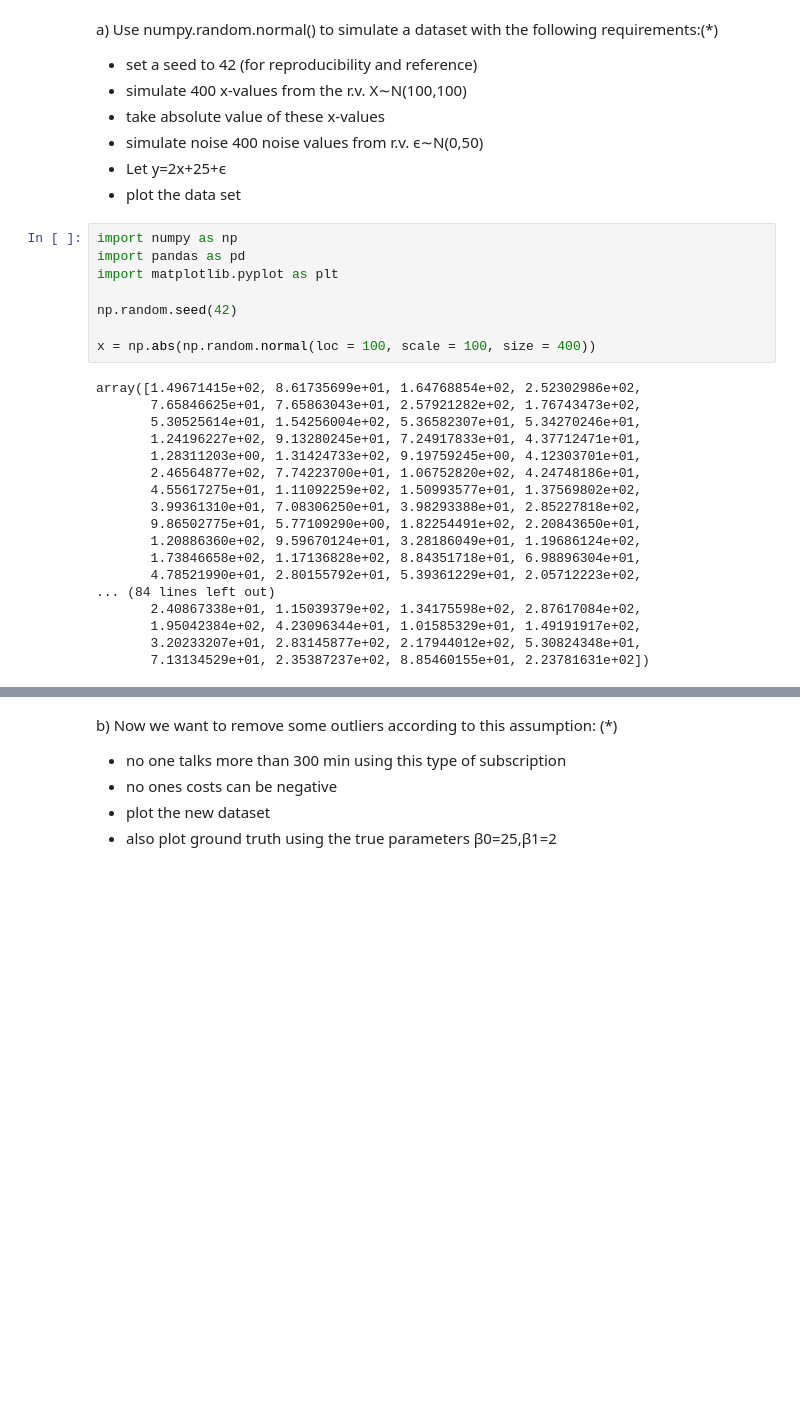
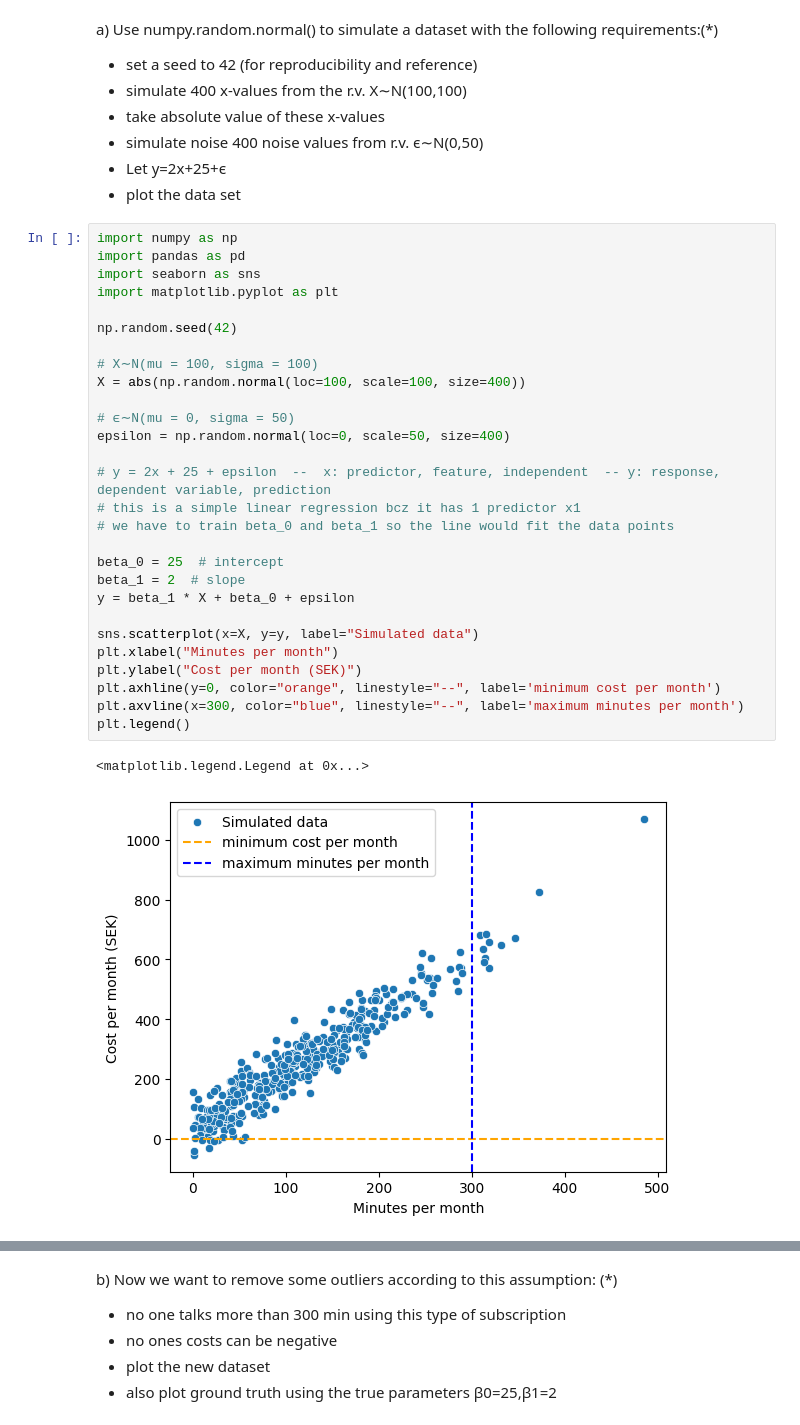
Before and after one commit to eliaselhaddad/Machine-learning-Elias-El-Haddad, a Jupyter notebook: Exercises/01-Simulate-phone-dataset.ipynb, the cells around one changed output, grey strips where cells are left out. Drawn from its saved outputs; the diff is of its cells as text; blank space fills up the shorter version.

Commit message:
simulate-phone-dataset-done

```diff
--- a/Exercises/01-Simulate-phone-dataset.ipynb
+++ b/Exercises/01-Simulate-phone-dataset.ipynb
@@ -13,29 +13,34 @@ We want to simulate data  (x,y)  to represent cost for phone subscriptions, with
 - simulate noise 400 noise values from r.v.  ϵ∼N(0,50)
 - Let  y=2x+25+ϵ
 - plot the data set
-# %%
-import numpy as np
-import pandas as pd
-import matplotlib.pyplot as plt
-
-np.random.seed(42)
-
-x = np.abs(np.random.normal(loc = 100, scale = 100, size = 400))
-# %% [output]
-array([1.49671415e+02, 8.61735699e+01, 1.64768854e+02, 2.52302986e+02,
-       7.65846625e+01, 7.65863043e+01, 2.57921282e+02, 1.76743473e+02,
-       5.30525614e+01, 1.54256004e+02, 5.36582307e+01, 5.34270246e+01,
-       1.24196227e+02, 9.13280245e+01, 7.24917833e+01, 4.37712471e+01,
-       1.28311203e+00, 1.31424733e+02, 9.19759245e+00, 4.12303701e+01,
-       2.46564877e+02, 7.74223700e+01, 1.06752820e+02, 4.24748186e+01,
-       4.55617275e+01, 1.11092259e+02, 1.50993577e+01, 1.37569802e+02,
-       3.99361310e+01, 7.08306250e+01, 3.98293388e+01, 2.85227818e+02,
-       9.86502775e+01, 5.77109290e+00, 1.82254491e+02, 2.20843650e+01,
-       1.20886360e+02, 9.59670124e+01, 3.28186049e+01, 1.19686124e+02,
-       1.73846658e+02, 1.17136828e+02, 8.84351718e+01, 6.98896304e+01,
-       4.78521990e+01, 2.80155792e+01, 5.39361229e+01, 2.05712223e+02,
-... (84 lines left out)
-       2.40867338e+01, 1.15039379e+02, 1.34175598e+02, 2.87617084e+02,
-       1.95042384e+02, 4.23096344e+01, 1.01585329e+01, 1.49191917e+02,
-       3.20233207e+01, 2.83145877e+02, 2.17944012e+02, 5.30824348e+01,
-       7.13134529e+01, 2.35387237e+02, 8.85460155e+01, 2.23781631e+02])
+# %%
+import numpy as np
+import pandas as pd
+import seaborn as sns
+import matplotlib.pyplot as plt
+
+np.random.seed(42)
+
+# X∼N(mu = 100, sigma = 100)
+X = abs(np.random.normal(loc=100, scale=100, size=400))
+
+# ϵ∼N(mu = 0, sigma = 50)
+epsilon = np.random.normal(loc=0, scale=50, size=400)
+
+# y = 2x + 25 + epsilon  --  x: predictor, feature, independent  -- y: response, dependent variable, prediction
+# this is a simple linear regression bcz it has 1 predictor x1
+# we have to train beta_0 and beta_1 so the line would fit the data points
+
+beta_0 = 25  # intercept
+beta_1 = 2  # slope
+y = beta_1 * X + beta_0 + epsilon
+
+sns.scatterplot(x=X, y=y, label="Simulated data")
+plt.xlabel("Minutes per month")
+plt.ylabel("Cost per month (SEK)")
+plt.axhline(y=0, color="orange", linestyle="--", label='minimum cost per month')
+plt.axvline(x=300, color="blue", linestyle="--", label='maximum minutes per month')
+plt.legend()
+# %% [output]
+<matplotlib.legend.Legend at 0x...>
+[figure, added]
```
Also changed, not shown: parts of 4 cells of this notebook, 3 other files.
